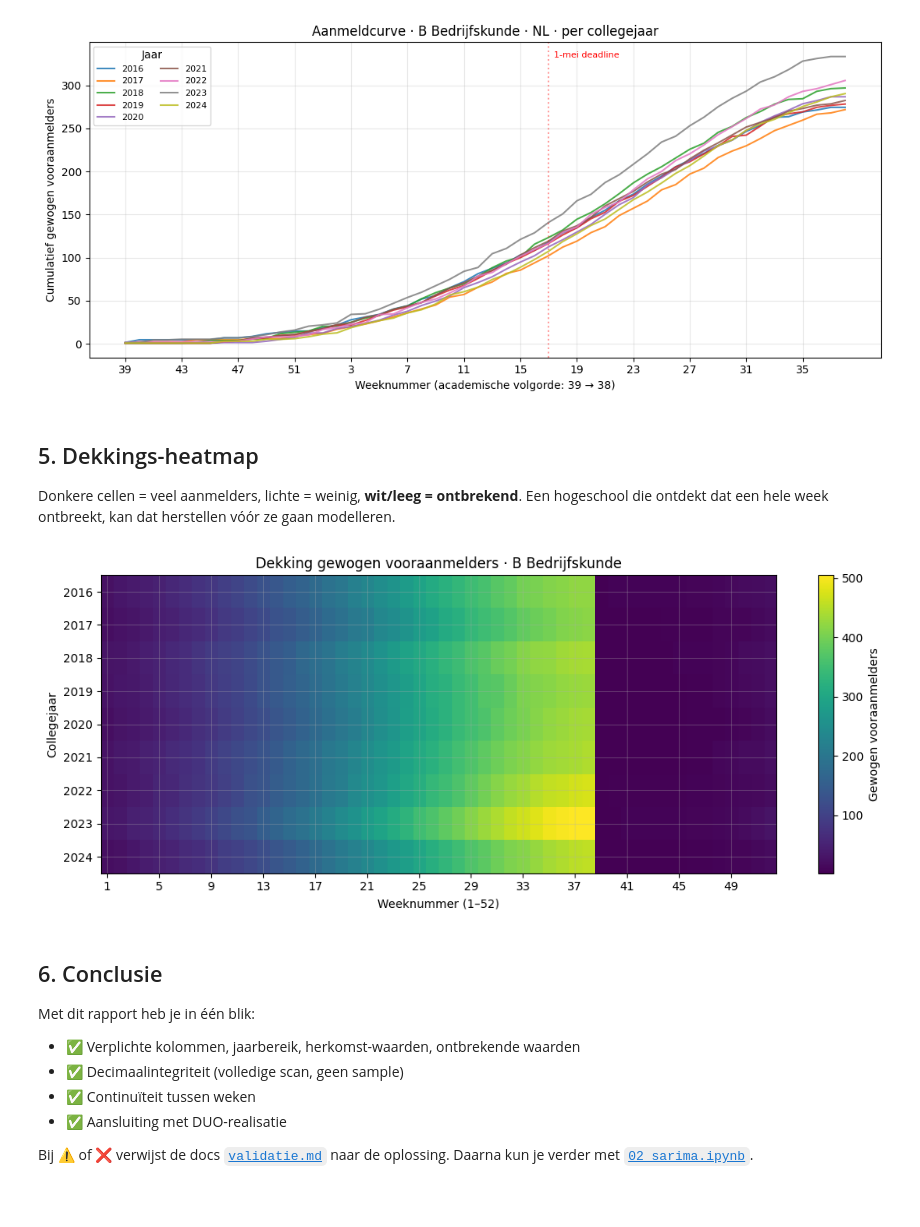
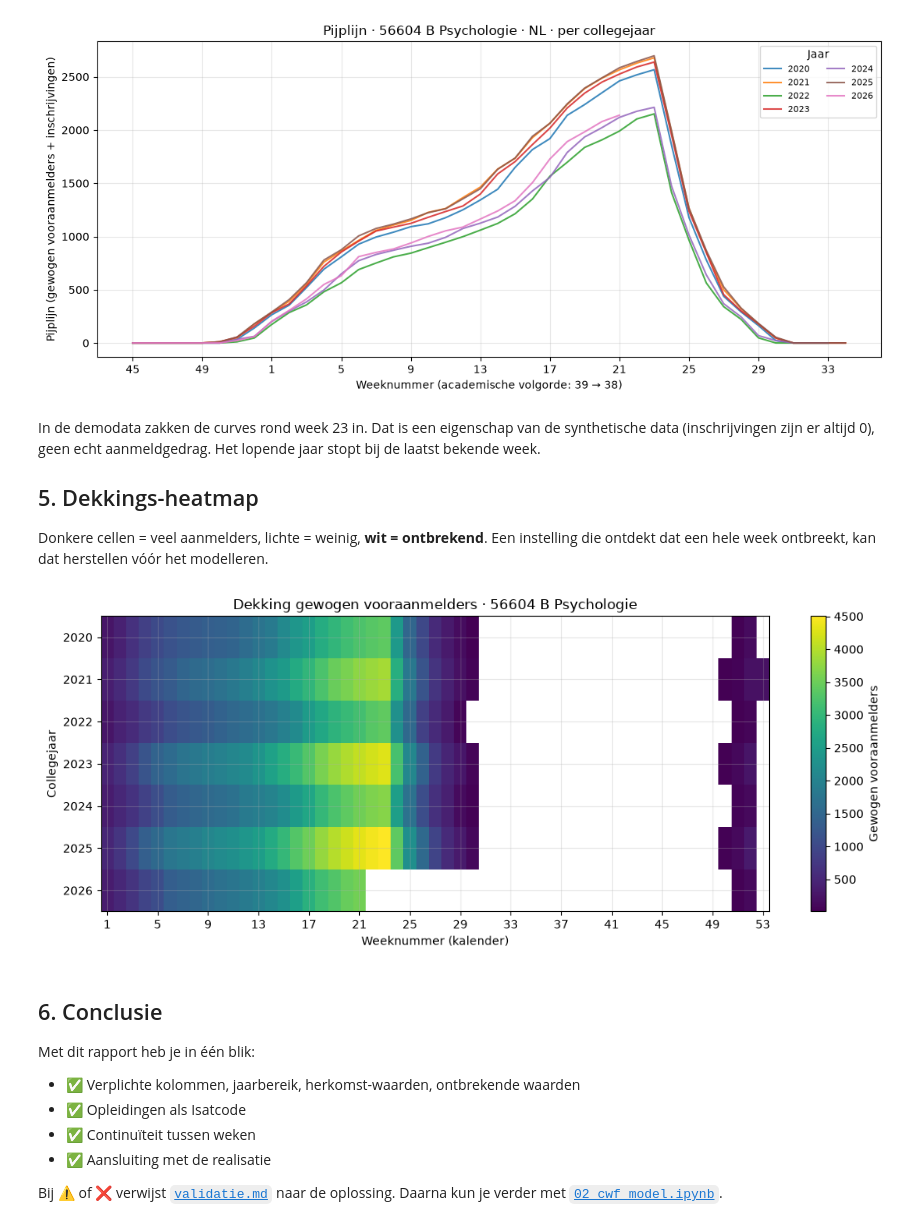
Before and after one commit to cedanl/studentprognose, a Jupyter notebook: notebooks/01_data_voorbereiden.ipynb, the cells around one changed output. Cells and saved outputs as stored; diff of their text form; code cells hidden in the pictures; blank space fills up the shorter version.

```diff
--- a/notebooks/01_data_voorbereiden.ipynb
+++ b/notebooks/01_data_voorbereiden.ipynb
@@ -208,72 +213,79 @@ steile stijging vanaf januari, knik rond 1 mei-deadline. Voor `B Bedrijfskunde`
 from studentprognose.utils.weeks import get_all_weeks_valid
 from studentprognose.data.transforms import transform_data
 
-PROGRAMMA = "B Bedrijfskunde"
+PROGRAMMA = 56604  # B Psychologie
 HERKOMST = "NL"
+EXAMENTYPE = "Bachelor"
 
-wide = transform_data(data_cumulative.drop_duplicates(), "Gewogen vooraanmelders")
+wide = transform_data(data_cumulative, "ts", interpolate_interior_gaps=True)
 sample = wide[
     (wide["Croho groepeernaam"] == PROGRAMMA)
     & (wide["Herkomst"] == HERKOMST)
-    & (wide["Examentype"] == "Bachelor")
-].copy()
+    & (wide["Examentype"] == EXAMENTYPE)
+]
 weekcols = get_all_weeks_valid(sample.columns)
 
+laatste_week = data_cumulative.groupby("Collegejaar")["Weeknummer"].apply(
+    lambda w: max(weekcols.index(str(x)) for x in w if str(x) in weekcols)
+)
+
 fig, ax = plt.subplots(figsize=(11, 5))
-for jaar in sorted(sample["Collegejaar"].unique()):
-    row = sample[sample["Collegejaar"] == jaar][weekcols].iloc[0]
-    ax.plot(range(len(weekcols)), row.values, label=str(int(jaar)), alpha=0.85)
-
-ax.axvline(x=len(weekcols) - 1 - (38 - 17), color="red", linestyle=":", alpha=0.4)
-ax.text(len(weekcols) - 1 - (38 - 17) + 0.4, ax.get_ylim()[1]*0.95, "1-mei deadline", fontsize=8, color="red")
+for _, row in sample.sort_values("Collegejaar").iterrows():
+    jaar = int(row["Collegejaar"])
+    n = laatste_week[jaar] + 1  # het lopende jaar stopt bij de laatst bekende week
+    ax.plot(range(n), row[weekcols].astype(float).values[:n], label=str(jaar), alpha=0.85)
 
 ax.set_xticks(range(0, len(weekcols), 4))
 ax.set_xticklabels([weekcols[i] for i in range(0, len(weekcols), 4)])
 ax.set_xlabel("Weeknummer (academische volgorde: 39 → 38)")
-ax.set_ylabel("Cumulatief gewogen vooraanmelders")
-ax.set_title(f"Aanmeldcurve · {PROGRAMMA} · {HERKOMST} · per collegejaar")
+ax.set_ylabel("Pijplijn (gewogen vooraanmelders + inschrijvingen)")
+ax.set_title(f"Pijplijn · {label(PROGRAMMA, NAMEN)} · {HERKOMST} · per collegejaar")
 ax.legend(title="Jaar", ncol=2, fontsize=8)
 plt.tight_layout()
 plt.show()
 # %% [output]
-[figure, old version]
+[figure, new version]
 # %% [markdown]
+In de demodata zakken de curves rond week 23 in. Dat is een eigenschap van de
+synthetische data (inschrijvingen zijn er altijd 0), geen echt aanmeldgedrag. Het
+lopende jaar stopt bij de laatst bekende week.
+
 ## 5. Dekkings-heatmap
 
-Donkere cellen = veel aanmelders, lichte = weinig, **wit/leeg = ontbrekend**. Een
-hogeschool die ontdekt dat een hele week ontbreekt, kan dat herstellen vóór ze
-gaan modelleren.
+Donkere cellen = veel aanmelders, lichte = weinig, **wit = ontbrekend**. Een
+instelling die ontdekt dat een hele week ontbreekt, kan dat herstellen vóór het
+modelleren.
 # %%
 heat = (
     data_cumulative[data_cumulative["Croho groepeernaam"] == PROGRAMMA]
     .pivot_table(index="Collegejaar", columns="Weeknummer",
                  values="Gewogen vooraanmelders", aggfunc="sum")
-    .reindex(columns=sorted(data_cumulative["Weeknummer"].unique()))
+    .reindex(columns=range(1, 54))
 )
 
 fig, ax = plt.subplots(figsize=(11, 4.5))
 im = ax.imshow(heat.values, aspect="auto", cmap="viridis")
 ax.set_yticks(range(len(heat.index)))
 ax.set_yticklabels([str(int(y)) for y in heat.index])
 ax.set_xticks(range(0, len(heat.columns), 4))
 ax.set_xticklabels([str(int(w)) for w in heat.columns[::4]])
-ax.set_xlabel("Weeknummer (1–52)")
+ax.set_xlabel("Weeknummer (kalender)")
 ax.set_ylabel("Collegejaar")
-ax.set_title(f"Dekking gewogen vooraanmelders · {PROGRAMMA}")
+ax.set_title(f"Dekking gewogen vooraanmelders · {label(PROGRAMMA, NAMEN)}")
 plt.colorbar(im, ax=ax, label="Gewogen vooraanmelders")
 plt.tight_layout()
 plt.show()
 # %% [output]
-[figure, old version]
+[figure, new version]
 # %% [markdown]
 ## 6. Conclusie
 
 Met dit rapport heb je in één blik:
 
 - ✅ Verplichte kolommen, jaarbereik, herkomst-waarden, ontbrekende waarden
-- ✅ Decimaalintegriteit (volledige scan, geen sample)
+- ✅ Opleidingen als Isatcode
 - ✅ Continuïteit tussen weken
-- ✅ Aansluiting met DUO-realisatie
+- ✅ Aansluiting met de realisatie
 
-Bij ⚠️ of ❌ verwijst de docs [`validatie.md`](../docs/validatie.md) naar de oplossing.
-Daarna kun je verder met [`02_sarima.ipynb`](02_sarima.ipynb).
+Bij ⚠️ of ❌ verwijst [`validatie.md`](../docs/validatie.md) naar de oplossing.
+Daarna kun je verder met [`02_cwf_model.ipynb`](02_cwf_model.ipynb).
```
Also changed, not shown: parts of 13 cells of this notebook, 25 other files.
